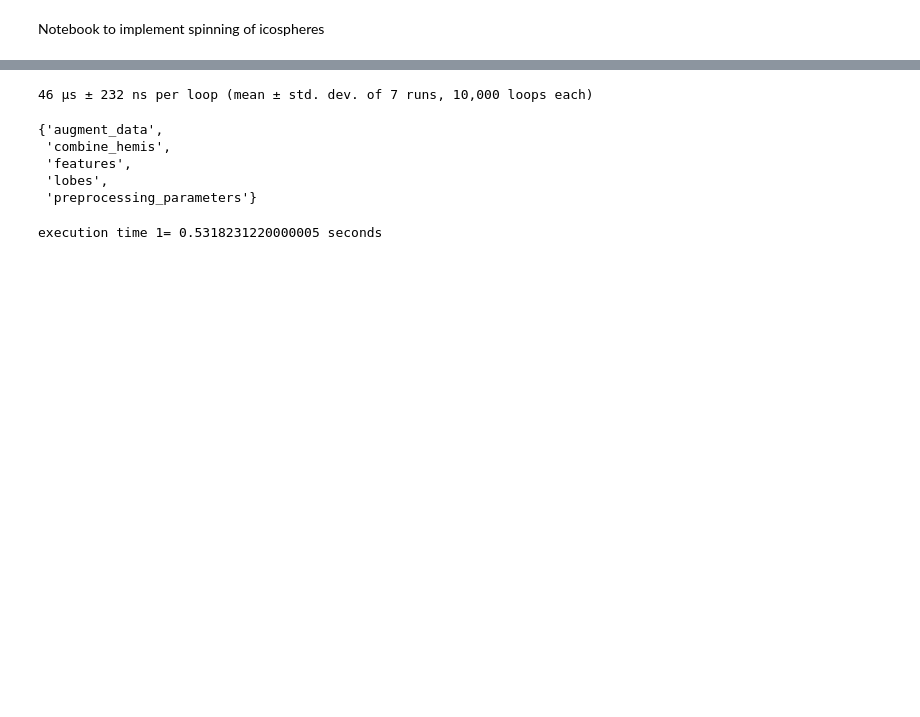
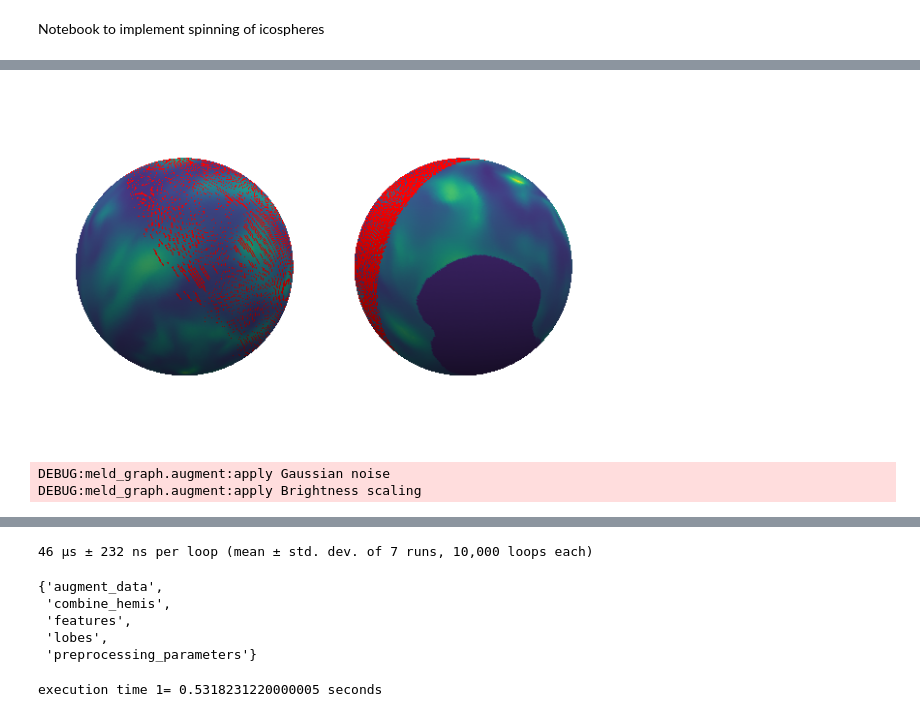
Before and after one commit to MELDProject/meld_graph, a Jupyter notebook: notebooks/augment_transform_test.ipynb, the cells around one changed output, grey strips where cells are left out. Cells and saved outputs as stored; diff of their text form; code cells hidden in the pictures; blank space fills up the shorter version.

```diff
--- a/notebooks/augment_transform_test.ipynb
+++ b/notebooks/augment_transform_test.ipynb
@@ -109,0 +218,15 @@ execution time all = 0.44974374999999966 seconds
+# %%
+msp.plot_surf(ico_ini['coords'],
+              ico_ini['faces'],
+              features_subj[:,0], parcel=labels_subj,
+              filled_parcels=False,parcel_cmap={1:[1,0,0,0]},
+              colorbar=False, rotate=[90,270],
+                  vmin=-2.5,vmax=7
+                 )
+# %% [output]
+[figure, added]
+# %%
+dataset_augment = dataset.get(0)
+# %% [output]
+DEBUG:meld_graph.augment:apply Gaussian noise
+DEBUG:meld_graph.augment:apply Brightness scaling
```
Also changed, not shown: parts of 20 cells of this notebook.
